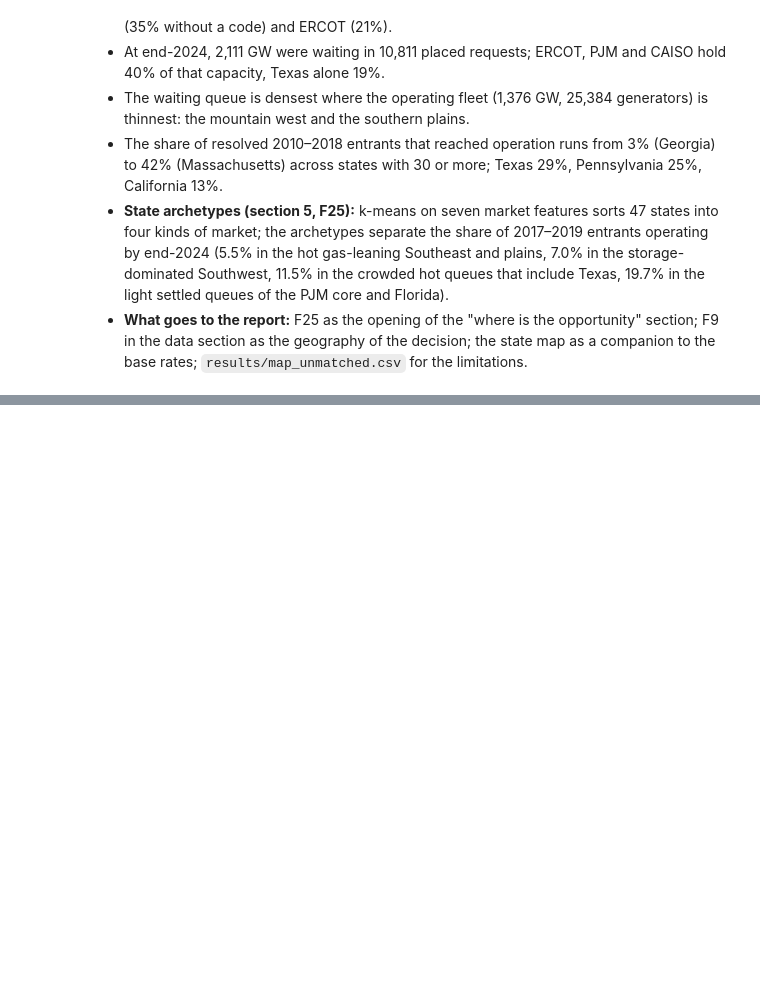
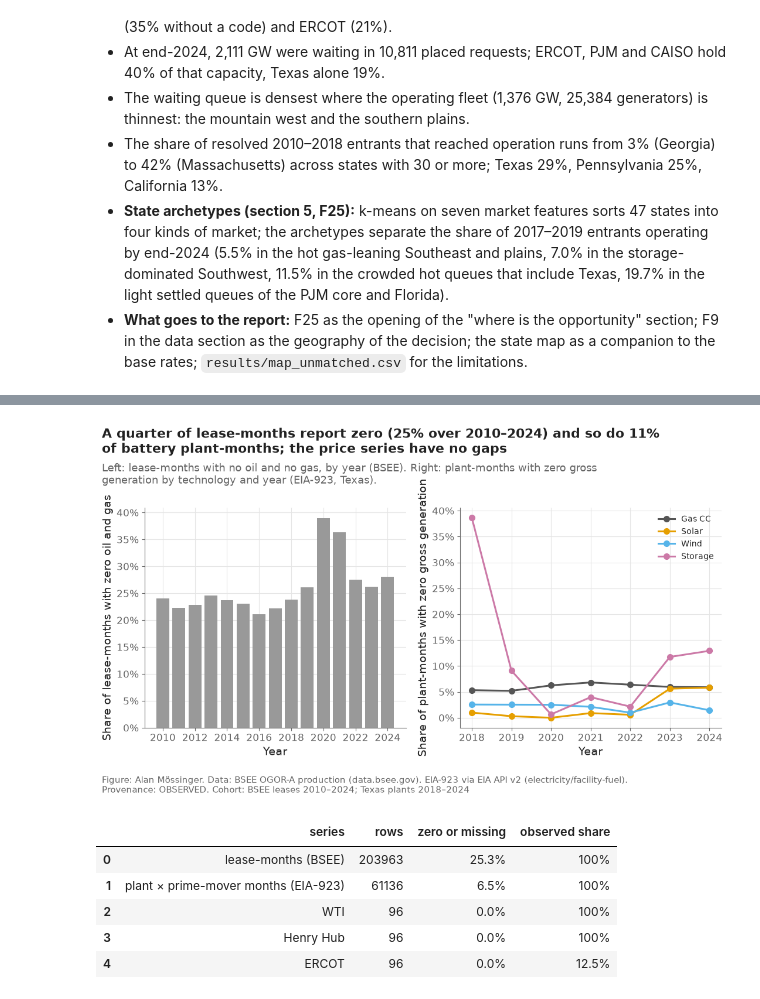
Before and after one commit to alanmossinger/Capstone, a Jupyter notebook: notebooks/02_eda.ipynb, the cells around one changed output, grey strips where cells are left out. Saved outputs shown, nothing was run; the diff lists cells and outputs as text; code cells hidden in the pictures; blank space fills up the shorter version.

```diff
--- a/notebooks/02_eda.ipynb
+++ b/notebooks/02_eda.ipynb
@@ -1569,0 +1626,43 @@ checks
+# %%
+by_year = lease.assign(year=lease["month"].dt.year).groupby("year").agg(
+    leases=("lease_number", "nunique"), lease_months=("lease_number", "size"), zero_share=("producing", lambda s: 1 - s.mean()))
+gen_year = generation.assign(year=generation["month"].dt.year)
+gen_quality = gen_year.groupby(["technology", "year"]).agg(plant_months=("plant_code", "size"),
+                                                           zero_share=("gross_generation_mwh", lambda s: (s <= 0).mean())).reset_index()
+quality = pd.DataFrame({
+    "series": ["lease-months (BSEE)", "plant × prime-mover months (EIA-923)", "WTI", "Henry Hub", "ERCOT"],
+    "rows": [len(lease), len(generation), market["wti_usd_bbl"].notna().sum(), market["hh_usd_mmbtu"].notna().sum(), market["ercot_usd_mwh"].notna().sum()],
+    "zero or missing": [pct(1 - lease["producing"].mean()), pct((generation["gross_generation_mwh"] <= 0).mean()), pct(market["wti_usd_bbl"].isna().mean()),
+                        pct(market["hh_usd_mmbtu"].isna().mean()), pct(market["ercot_usd_mwh"].isna().mean())],
+    "observed share": ["100%", "100%", "100%", "100%", pct((market["ercot_provenance"] == "OBSERVED").mean())],
+})
+quality.to_csv(paths.RESULTS / "eda_energy_quality.csv", index=False)
+fig, axes = plt.subplots(1, 2, figsize=(11, 6.5))
+axes[0].bar(by_year.index, by_year["zero_share"], color="#999999")
+axes[0].set_ylabel("Share of lease-months with zero oil and gas")
+axes[0].set_xlabel("Year")
+axes[0].set_xticks(range(2010, 2025, 2))
+axes[0].yaxis.set_major_formatter(lambda y, _: f"{y:.0%}")
+for tech in TECHS:
+    part = gen_quality[gen_quality["technology"] == tech]
+    axes[1].plot(part["year"], part["zero_share"], marker="o", color=TECH_COLOR[tech], label=tech)
+axes[1].set_ylabel("Share of plant-months with zero gross generation")
+axes[1].set_xlabel("Year")
+axes[1].yaxis.set_major_formatter(lambda y, _: f"{y:.0%}")
+axes[1].legend(loc="upper right", fontsize=10)
+plots.finish(fig,
+             f"A quarter of lease-months report zero ({pct(1 - lease['producing'].mean(), 0)} over 2010–2024) and so do "
+             f"{pct((gen_year[gen_year['technology'] == 'Storage']['gross_generation_mwh'] <= 0).mean(), 0)} of battery plant-months; the price series have no gaps",
+             "Left: lease-months with no oil and no gas, by year (BSEE). Right: plant-months with zero gross generation by technology and year (EIA-923, Texas).",
+             "BSEE leases 2010–2024; Texas plants 2018–2024", lbnl=False, sources=[config.SOURCE_BSEE, config.SOURCE_EIA923], provenance="OBSERVED")
+save(fig, "02_C1_data_quality", "Share of zero lease-months by year and of zero plant-months by technology and year.")
+plt.show()
+quality
+# %% [output]
+[figure, added]
+|  | series | rows | zero or missing | observed share |
+| 0 | lease-months (BSEE) | 203963 | 25.3% | 100% |
+| 1 | plant × prime-mover months (EIA-923) | 61136 | 6.5% | 100% |
+| 2 | WTI | 96 | 0.0% | 100% |
+| 3 | Henry Hub | 96 | 0.0% | 100% |
+| 4 | ERCOT | 96 | 0.0% | 12.5% |
```
Also changed, not shown: parts of 23 cells of this notebook, 46 other files.
